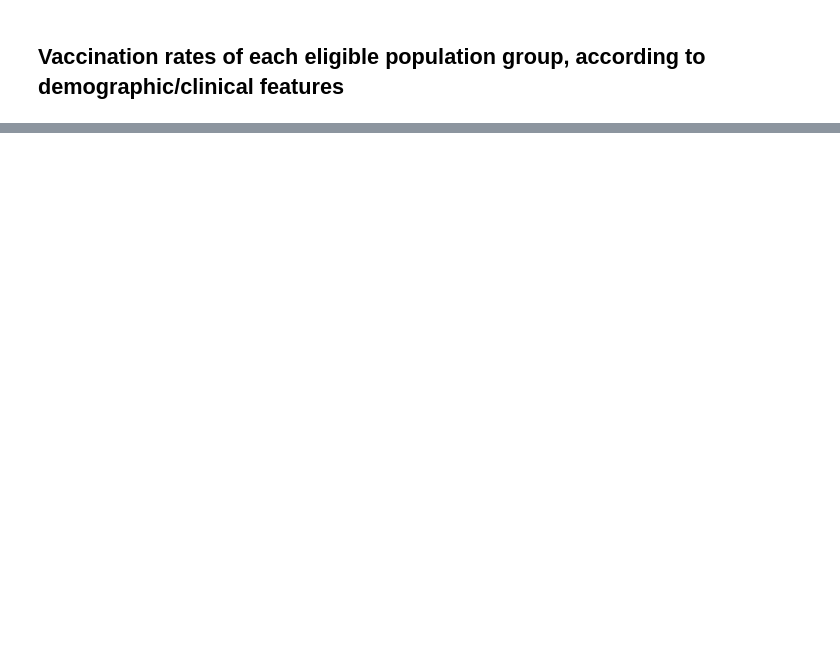
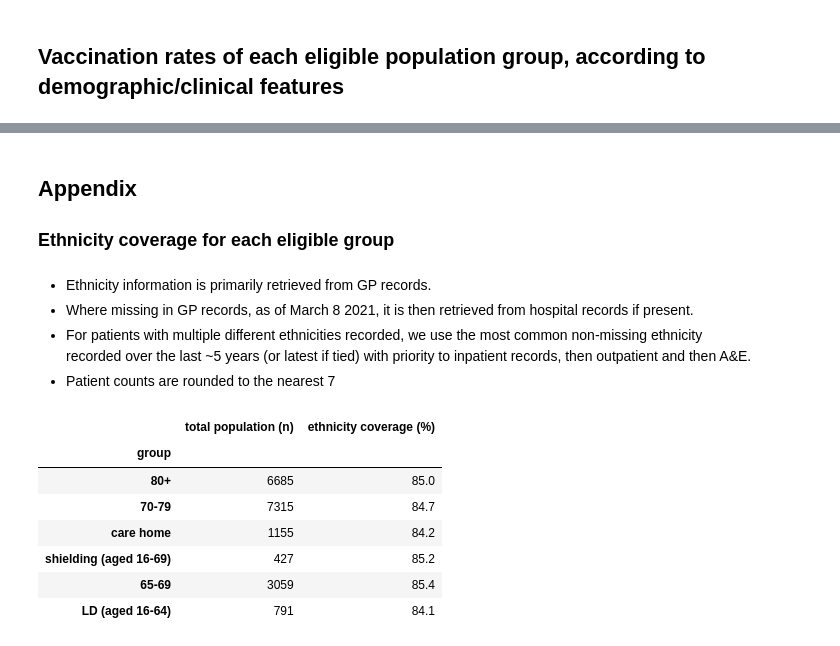
Before and after one commit to opensafely/nhs-covid-vaccination-coverage, a Jupyter notebook: notebooks/opensafely_vaccine_report_overall.ipynb, the cells around one changed output, grey strips where cells are left out. Drawn from its saved outputs; the diff is of its cells as text; code cells hidden in the pictures; blank space fills up the shorter version.

```diff
--- a/notebooks/opensafely_vaccine_report_overall.ipynb
+++ b/notebooks/opensafely_vaccine_report_overall.ipynb
@@ -221,0 +305,28 @@ for filename in tablelist:
+# %% [markdown]
+###
+## Appendix
+### Ethnicity coverage for each eligible group <a name='ethnicity' />
+# %%
+from create_report import get_savepath
+savepath = get_savepath()
+tab = pd.read_csv(os.path.join(savepath["text"], "ethnicity_coverage.csv")).set_index("group")
+display(Markdown("- Ethnicity information is primarily retrieved from GP records. \
+                 \n- Where missing in GP records, as of March 8 2021, it is then retrieved from hospital records if present. \
+                 \n - For patients with multiple different ethnicities recorded, we use the most common non-missing ethnicity \
+                 \n recorded over the last ~5 years (or latest if tied) with priority to inpatient records, then outpatient and then A&E.\
+                 \n- Patient counts are rounded to the nearest 7"))
+tab[["total population (n)","ethnicity coverage (%)"]].drop("under 65s, not in other eligible groups shown")
+# %% [output]
+- Ethnicity information is primarily retrieved from GP records.
+- Where missing in GP records, as of March 8 2021, it is then retrieved from hospital records if present.
+ - For patients with multiple different ethnicities recorded, we use the most common non-missing ethnicity
+ recorded over the last ~5 years (or latest if tied) with priority to inpatient records, then outpatient and then A&E.
+- Patient counts are rounded to the nearest 7
+|  | total population (n) | ethnicity coverage (%) |
+| group |  |  |
+| 80+ | 6685 | 85.0 |
+| 70-79 | 7315 | 84.7 |
+| care home | 1155 | 84.2 |
+| shielding (aged 16-69) | 427 | 85.2 |
+| 65-69 | 3059 | 85.4 |
+| LD (aged 16-64) | 791 | 84.1 |
```
Also changed, not shown: parts of 10 cells of this notebook, 11 other files.
